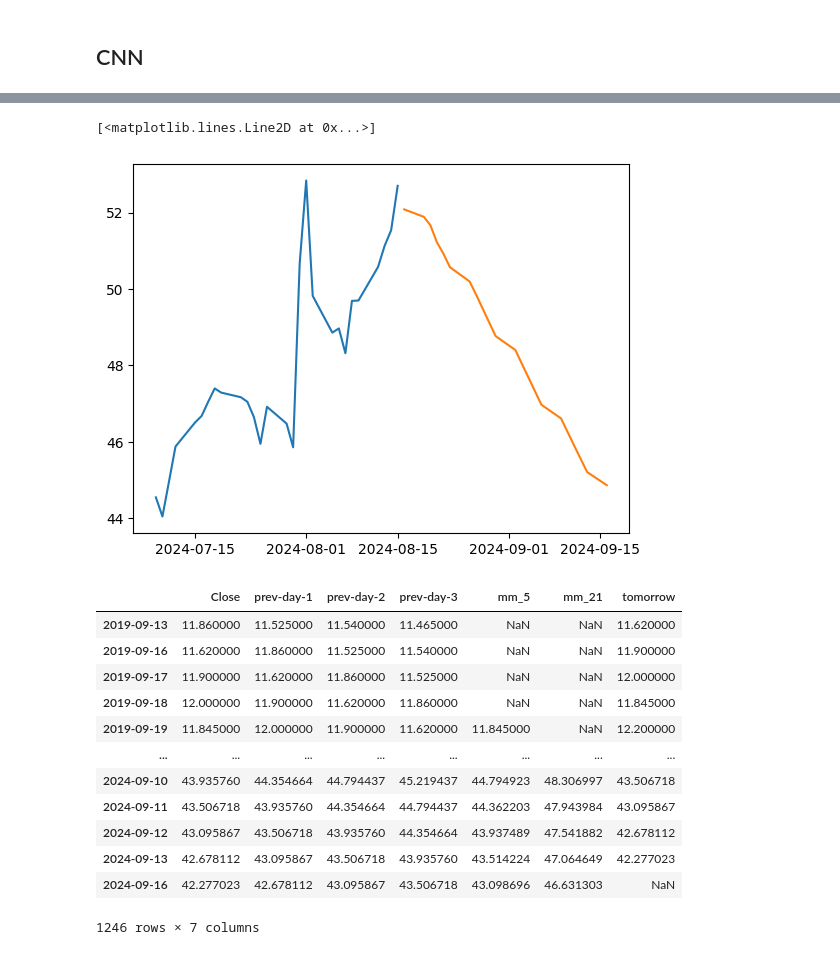
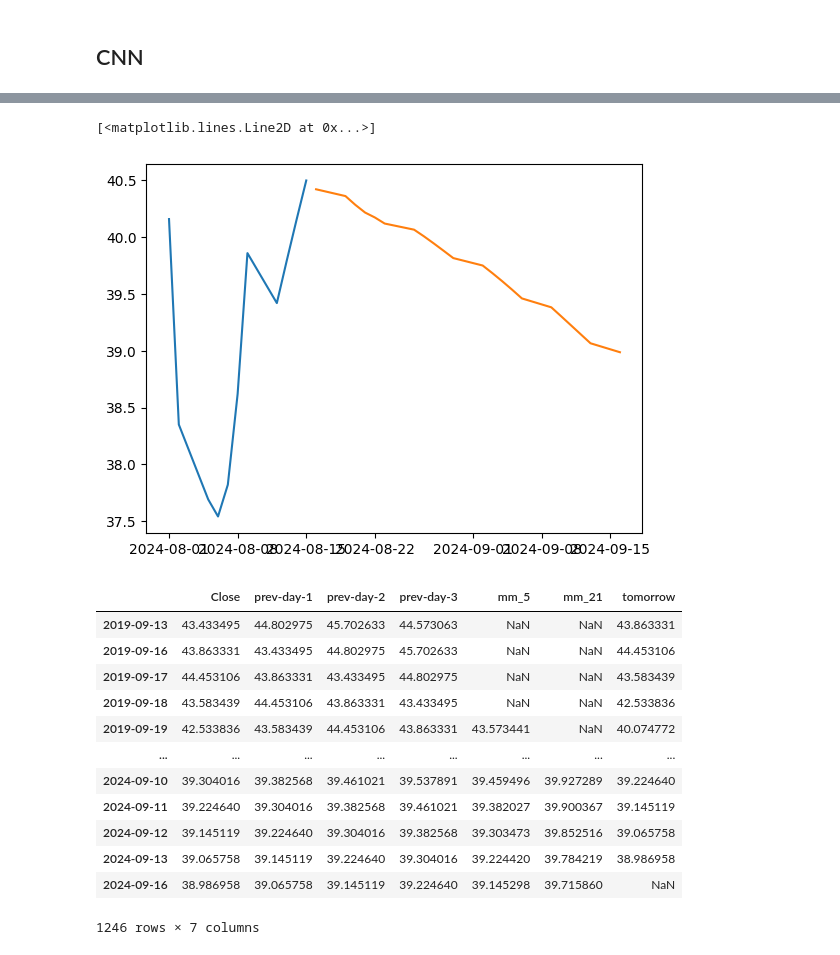
Before and after one commit to tcc-previsao-energia/ml-models, a Jupyter notebook: modelos/redes-neurais/testes_rn_gerais2.ipynb, the cells around one changed output, grey strips where cells are left out. Cells and saved outputs as stored; diff of their text form; code cells hidden in the pictures.

Commit message:
plot grafico predicao longo prazo

```diff
--- a/modelos/redes-neurais/testes_rn_gerais2.ipynb
+++ b/modelos/redes-neurais/testes_rn_gerais2.ipynb
@@ -8,7 +8,7 @@ from keras.models import Sequential
 from keras.optimizers import Adam
 from keras import layers
 # %%
-EMPRESA = 'WEGE3.SA'
+EMPRESA = 'ELET3.SA'
 # %% [markdown]
 ## Funções
 # %%
@@ -326,22 +327,22 @@ for dia in dias_uteis:
 # %%
-plt.plot(df_teste[-50:-22]['Close'])
-plt.plot(df_teste[-22:]['Close'])
+plt.plot(df_teste[-(len(dias_uteis)+(int(len(dias_uteis)/2))):-len(dias_uteis)]['Close'])
+plt.plot(df_teste[-len(dias_uteis):]['Close'])
 # %% [output]
 [<matplotlib.lines.Line2D at 0x...>]
-[figure, old version]
+[figure, new version]
 # %%
 df_teste
 # %% [output]
 |  | Close | prev-day-1 | prev-day-2 | prev-day-3 | mm_5 | mm_21 | tomorrow |
-| 2019-09-13 | 11.860000 | 11.525000 | 11.540000 | 11.465000 | NaN | NaN | 11.620000 |
-| 2019-09-16 | 11.620000 | 11.860000 | 11.525000 | 11.540000 | NaN | NaN | 11.900000 |
-| 2019-09-17 | 11.900000 | 11.620000 | 11.860000 | 11.525000 | NaN | NaN | 12.000000 |
-| 2019-09-18 | 12.000000 | 11.900000 | 11.620000 | 11.860000 | NaN | NaN | 11.845000 |
-| 2019-09-19 | 11.845000 | 12.000000 | 11.900000 | 11.620000 | 11.845000 | NaN | 12.200000 |
+| 2019-09-13 | 43.433495 | 44.802975 | 45.702633 | 44.573063 | NaN | NaN | 43.863331 |
+| 2019-09-16 | 43.863331 | 43.433495 | 44.802975 | 45.702633 | NaN | NaN | 44.453106 |
+| 2019-09-17 | 44.453106 | 43.863331 | 43.433495 | 44.802975 | NaN | NaN | 43.583439 |
+| 2019-09-18 | 43.583439 | 44.453106 | 43.863331 | 43.433495 | NaN | NaN | 42.533836 |
+| 2019-09-19 | 42.533836 | 43.583439 | 44.453106 | 43.863331 | 43.573441 | NaN | 40.074772 |
 | ... | ... | ... | ... | ... | ... | ... | ... |
-| 2024-09-10 | 43.935760 | 44.354664 | 44.794437 | 45.219437 | 44.794923 | 48.306997 | 43.506718 |
-| 2024-09-11 | 43.506718 | 43.935760 | 44.354664 | 44.794437 | 44.362203 | 47.943984 | 43.095867 |
-| 2024-09-12 | 43.095867 | 43.506718 | 43.935760 | 44.354664 | 43.937489 | 47.541882 | 42.678112 |
-| 2024-09-13 | 42.678112 | 43.095867 | 43.506718 | 43.935760 | 43.514224 | 47.064649 | 42.277023 |
-| 2024-09-16 | 42.277023 | 42.678112 | 43.095867 | 43.506718 | 43.098696 | 46.631303 | NaN |
+| 2024-09-10 | 39.304016 | 39.382568 | 39.461021 | 39.537891 | 39.459496 | 39.927289 | 39.224640 |
+| 2024-09-11 | 39.224640 | 39.304016 | 39.382568 | 39.461021 | 39.382027 | 39.900367 | 39.145119 |
+| 2024-09-12 | 39.145119 | 39.224640 | 39.304016 | 39.382568 | 39.303473 | 39.852516 | 39.065758 |
+| 2024-09-13 | 39.065758 | 39.145119 | 39.224640 | 39.304016 | 39.224420 | 39.784219 | 38.986958 |
+| 2024-09-16 | 38.986958 | 39.065758 | 39.145119 | 39.224640 | 39.145298 | 39.715860 | NaN |
 1246 rows × 7 columns
```
Also changed, not shown: parts of 11 cells of this notebook.
